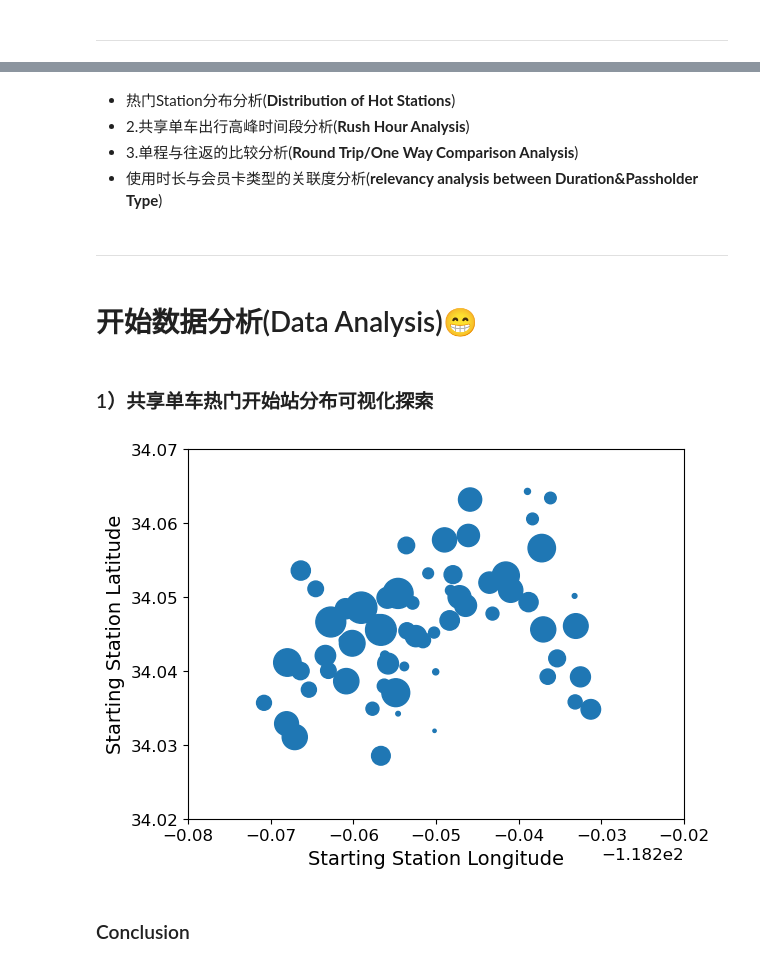
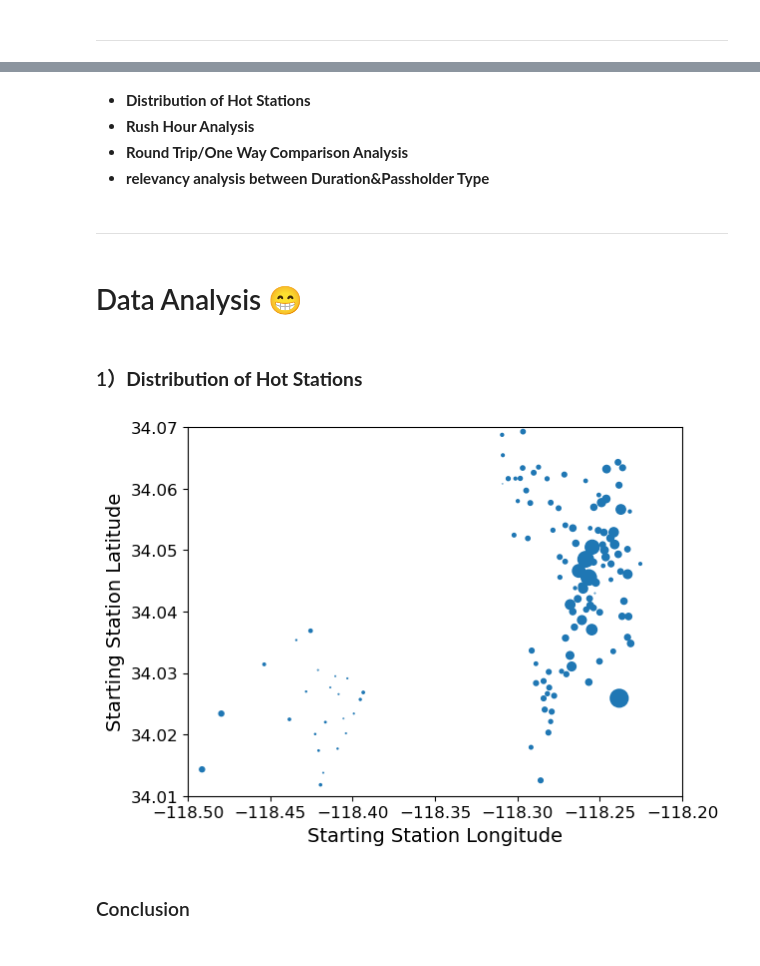
Before and after one commit to fdac23/LASharedBikeAnalysis, a Jupyter notebook: Bike-share-analysis.ipynb, the cells around one changed output, grey strips where cells are left out. Cells and saved outputs as stored; diff of their text form; code cells hidden in the pictures.

```diff
--- a/Bike-share-analysis.ipynb
+++ b/Bike-share-analysis.ipynb
@@ -10,3 +8,5 @@ data = pd.read_csv('./dataset/metro-bike-share-trip-data.csv')
+# %%
+data = pd.read_csv('/home/robot/Desktop/SoftRice/LASharedBikeAnalysis-main/Final_Large_data.csv')
 # %%
 data.head(1)
 # %% [output]
@@ -152,21 +154,21 @@ bike_info.describe()
 # %% [markdown]
-- 热门Station分布分析(**Distribution of Hot Stations**)
-- 2.共享单车出行高峰时间段分析(**Rush Hour Analysis**)
-- 3.单程与往返的比较分析(**Round Trip/One Way Comparison Analysis**)
-- 使用时长与会员卡类型的关联度分析(**relevancy analysis between Duration&Passholder Type**)
+- **Distribution of Hot Stations**
+- **Rush Hour Analysis**
+- **Round Trip/One Way Comparison Analysis**
+- **relevancy analysis between Duration&Passholder Type**
 # %% [markdown]
 ---
 # %% [markdown]
-# 开始数据分析(Data Analysis)😁
+# Data Analysis 😁
-# %% [markdown]
-### 1）共享单车热门开始站分布可视化探索
+# %% [markdown]
+### 1）**Distribution of Hot Stations**
 # %%
-pic = st_info.plot(kind="scatter", x="Starting Station Longitude", y="Starting Station Latitude",s = st_info['Counts']/10,
+pic = st_info.plot(kind="scatter", x="Starting Station Longitude", y="Starting Station Latitude",s = st_info['Counts']/20,
                         alpha=1)
-plt.axis([-118.28,-118.22,34.02,34.07])
+plt.axis([-118.50,-118.20,34.01,34.07])
 plt.show()
 # %% [output]
-[figure, old version]
+[figure, new version]
 # %% [markdown]
 ### Conclusion
 # %% [markdown]
```
Also changed, not shown: parts of 90 cells of this notebook.
